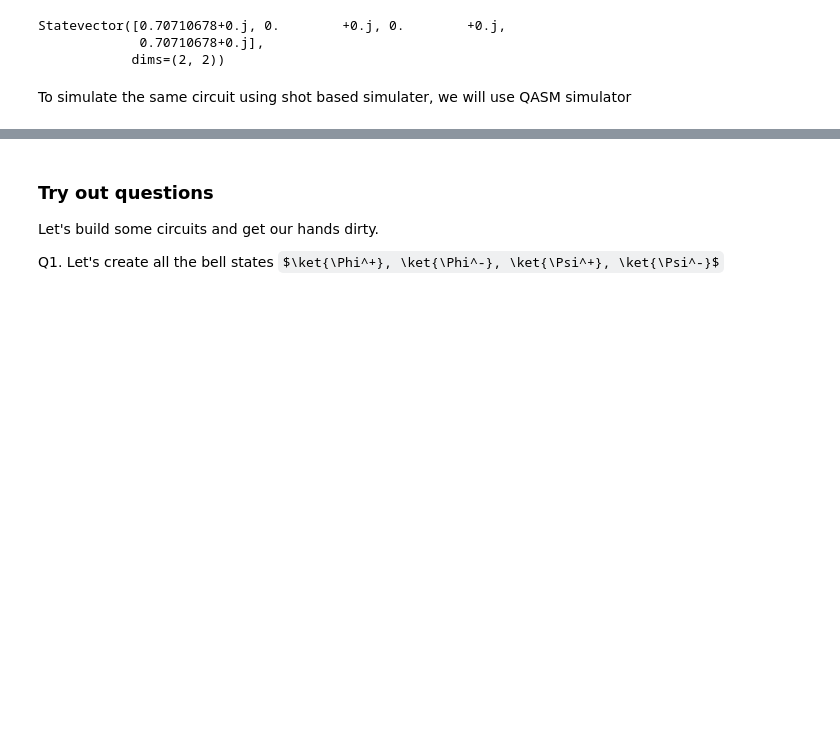
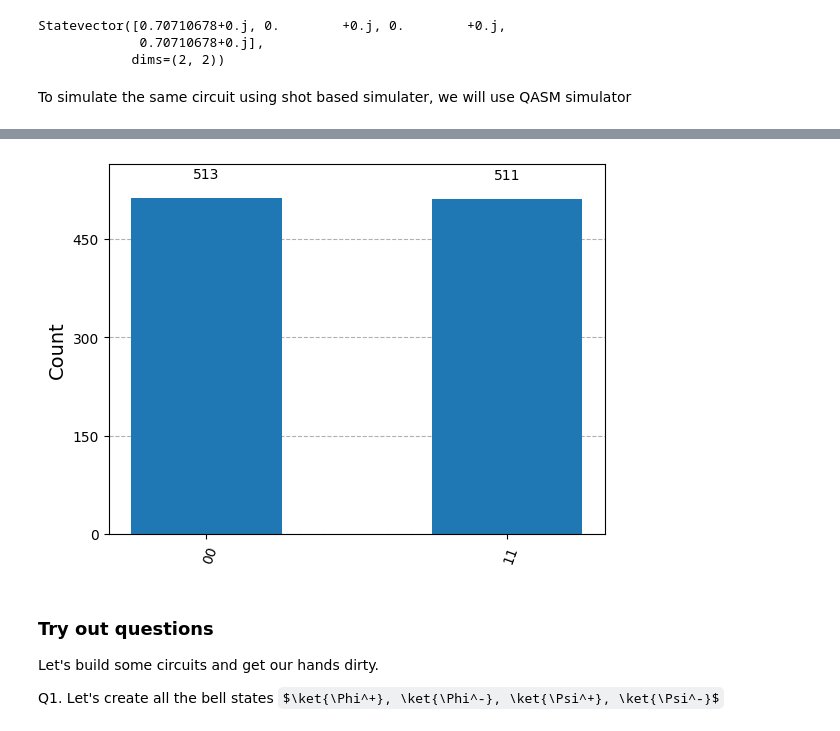
Before and after one commit to kaldag/CAS-Workshop, a Jupyter notebook: Introduction to Qiskit.ipynb, the cells around one changed output, grey strips where cells are left out. Cells and saved outputs as stored; diff of their text form; code cells hidden in the pictures; some formulas as TeX source; blank space fills up the shorter version.

```diff
--- a/Introduction to Qiskit.ipynb
+++ b/Introduction to Qiskit.ipynb
@@ -100,3 +100,7 @@ print(counts)
+# %%
+plot_histogram(counts)
+# %% [output]
+[figure, added]
 # %% [markdown]
 ### Try out questions
 Let's build some circuits and get our hands dirty.
```
Also changed, not shown: parts of 1 cell of this notebook.
